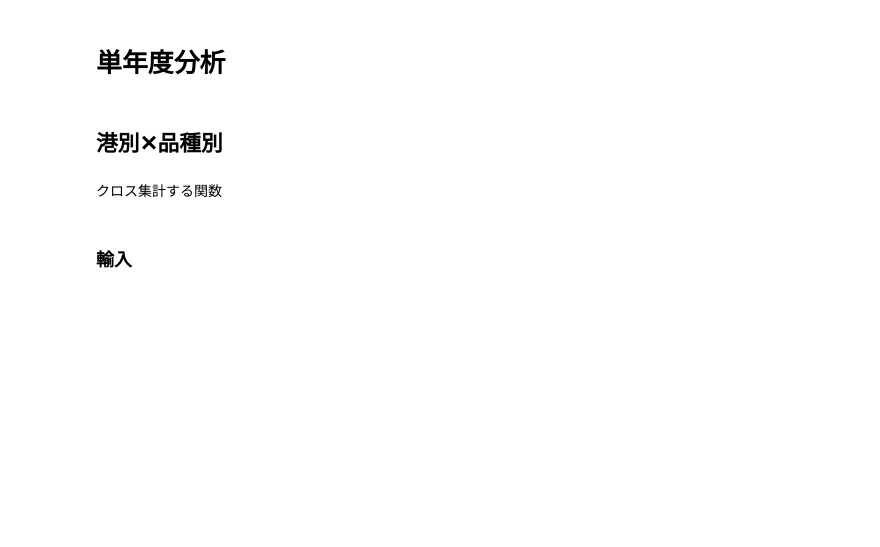
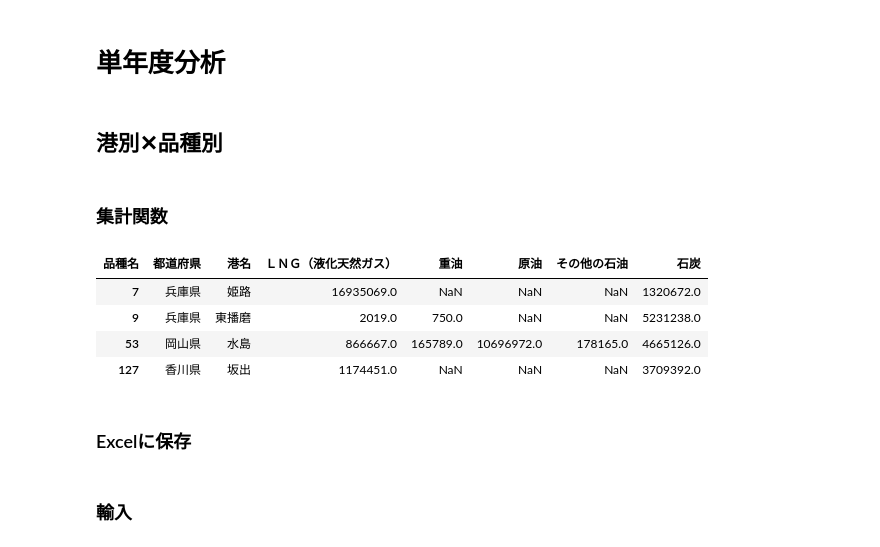
Before and after one commit to dicechick373/google-colab, a Jupyter notebook: 2022_kouwan/港湾統計（全国）.ipynb, the cells around one changed output. Saved outputs shown, nothing was run; the diff lists cells and outputs as text; code cells hidden in the pictures; blank space fills up the shorter version.

```diff
--- a/2022_kouwan/港湾統計（全国）.ipynb
+++ b/2022_kouwan/港湾統計（全国）.ipynb
@@ -42,7 +42,7 @@ def download_csv(df, fileName):
 # %% [markdown]
 URLの一覧表をセットしておく
 # %%
-params_cargo = [
+url_master = [
     { 'name':'輸出' , 'time' : '2012年' , 'url' : 'https://www.mlit.go.jp/k-toukei/content/001448464.xlsx' },
     { 'name':'輸出' , 'time' : '2013年' , 'url' : 'https://www.mlit.go.jp/k-toukei/content/001448471.xlsx' },
     { 'name':'輸出' , 'time' : '2014年' , 'url' : 'https://www.mlit.go.jp/k-toukei/content/001448478.xlsx' },
@@ -82,0 +85,6 @@ params_cargo = [
+# %%
+def get_url(time, category):
+  return list(filter(lambda x : x['time'] == time and x['name'] == category, url_master))[0]['url']
+# %%
+url = get_url('2020年','輸入')
+url
@@ -84,13 +94,13 @@ params_cargo = [
 # 単年度分析
 # %% [markdown]
 ## 港別✕品種別
-# %% [markdown]
-クロス集計する関数
+# %% [markdown]
+### 集計関数
 # %%
 import pandas as pd
 import numpy as np
 
-def port_kind(time, url, prefecture=None, port=None, kind=None):
+def port_kind(url, params):
 
   # EXCELをインポート
   df = get_excel(url)
@@ -99,18 +109,44 @@ def port_kind(time, url, prefecture=None, port=None, kind=None):
   df = pd.pivot_table(df, index=['都道府県', '港名'], columns='品種名', values='トン数', margins=True, aggfunc=np.sum).reset_index()
 
   # 都道府県指定がある場合
-  if prefecture is not None:
-    df = df[df['都道府県'].isin(prefecture)]
+  if 'prefecture' in params:
+    df = df[df['都道府県'].isin(params['prefecture'])]
 
   # 港湾指定がある場合
-  if port is not None:
-    df = df[df['港名'].isin(port)]
+  if 'port' in params:
+    df = df[df['港名'].isin(params['port'])]
 
   # 品種指定がある場合
-  if kind is not None:
-    df = df[['都道府県','港名',] + kind]
+  if 'kind' in params:
+    df = df[['都道府県','港名',] + params['kind']]
 
   # 欠損列を削除
   df = df.dropna(how='all', axis=1)
 
   return df
+# %%
+# パラメータ設定
+
+params = {
+    'prefecture': ['兵庫県', '大阪府', '和歌山県', '岡山県','香川県'],
+    'port':['姫路','東播磨','水島','坂出'],
+    'kind':['ＬＮＧ（液化天然ガス）','重油','原油','その他の石油','石炭'],
+
+}
+
+# 年次指定
+time = '2020年'
+
+url = get_url('2020年','輸入')
+url
+
+df = port_kind(url, params)
+df
+# %% [output]
+| 品種名 | 都道府県 | 港名 | ＬＮＧ（液化天然ガス） | 重油 | 原油 | その他の石油 | 石炭 |
+| 7 | 兵庫県 | 姫路 | 16935069.0 | NaN | NaN | NaN | 1320672.0 |
+| 9 | 兵庫県 | 東播磨 | 2019.0 | 750.0 | NaN | NaN | 5231238.0 |
+| 53 | 岡山県 | 水島 | 866667.0 | 165789.0 | 10696972.0 | 178165.0 | 4665126.0 |
+| 127 | 香川県 | 坂出 | 1174451.0 | NaN | NaN | NaN | 3709392.0 |
+# %% [markdown]
+### Excelに保存
```
Also changed, not shown: parts of 4 cells of this notebook.
